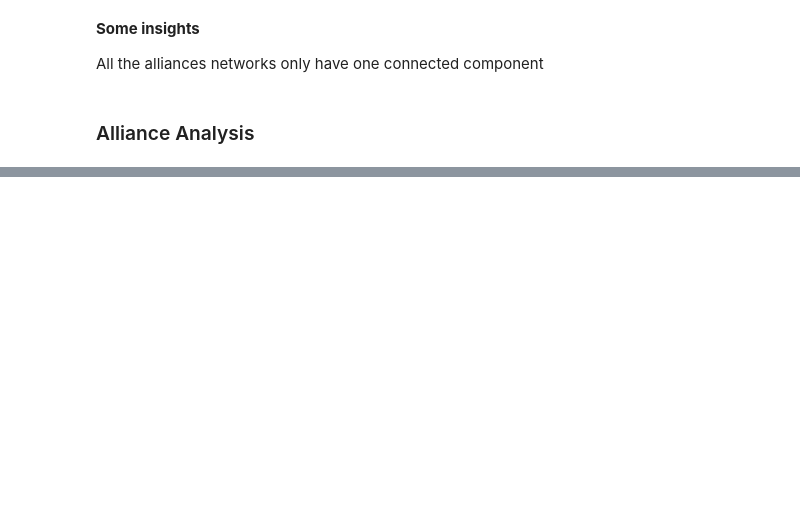
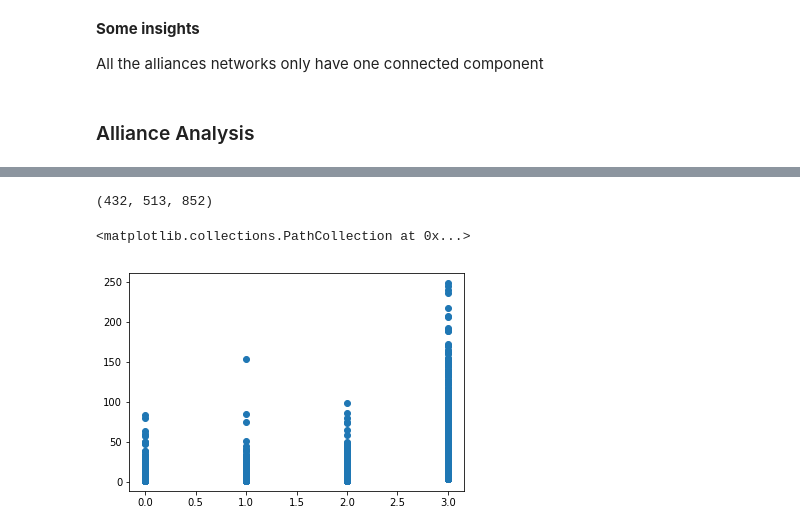
Before and after one commit to nicolasFontbonne/Project_ntds, a Jupyter notebook: main_marie.ipynb, the cells around one changed output, grey strips where cells are left out. Drawn from its saved outputs; the diff is of its cells as text; code cells hidden in the pictures; blank space fills up the shorter version.

```diff
--- a/main_marie.ipynb
+++ b/main_marie.ipynb
@@ -379,0 +449,24 @@ Barplot with y: number of airports, x: SkyTeam, Star Alliance, One World, SkyTea
+# %%
+# create an airport vector with the number of alliances serving it
+airport_num_all = airport_world + airport_sky + airport_star
+# %%
+np.sum(airport_num_all == 2), np.sum(airport_num_all == 3), np.sum(airport_num_all == 1)
+# %% [output]
+(432, 513, 852)
+# %%
+# degree distribution
+
+### of the whole network
+# create the unweighted adjacency matrix
+A_nonw = np.copy(adjacency_normal)
+A_nonw[A_nonw!=0]=1
+degree_all = np.sum(A_nonw, axis=0)
+### of the alliance's network
+A_nonw = np.copy(np.sum(adjacency[:,:,2:], axis = 2))
+A_nonw[A_nonw!=0]=1
+degree_alce = np.sum(A_nonw, axis=0)
+# %%
+plt.scatter(airport_num_all, degree_all)
+# %% [output]
+<matplotlib.collections.PathCollection at 0x...>
+[figure, added]
```
Also changed, not shown: parts of 22 cells of this notebook, 1 other file.
